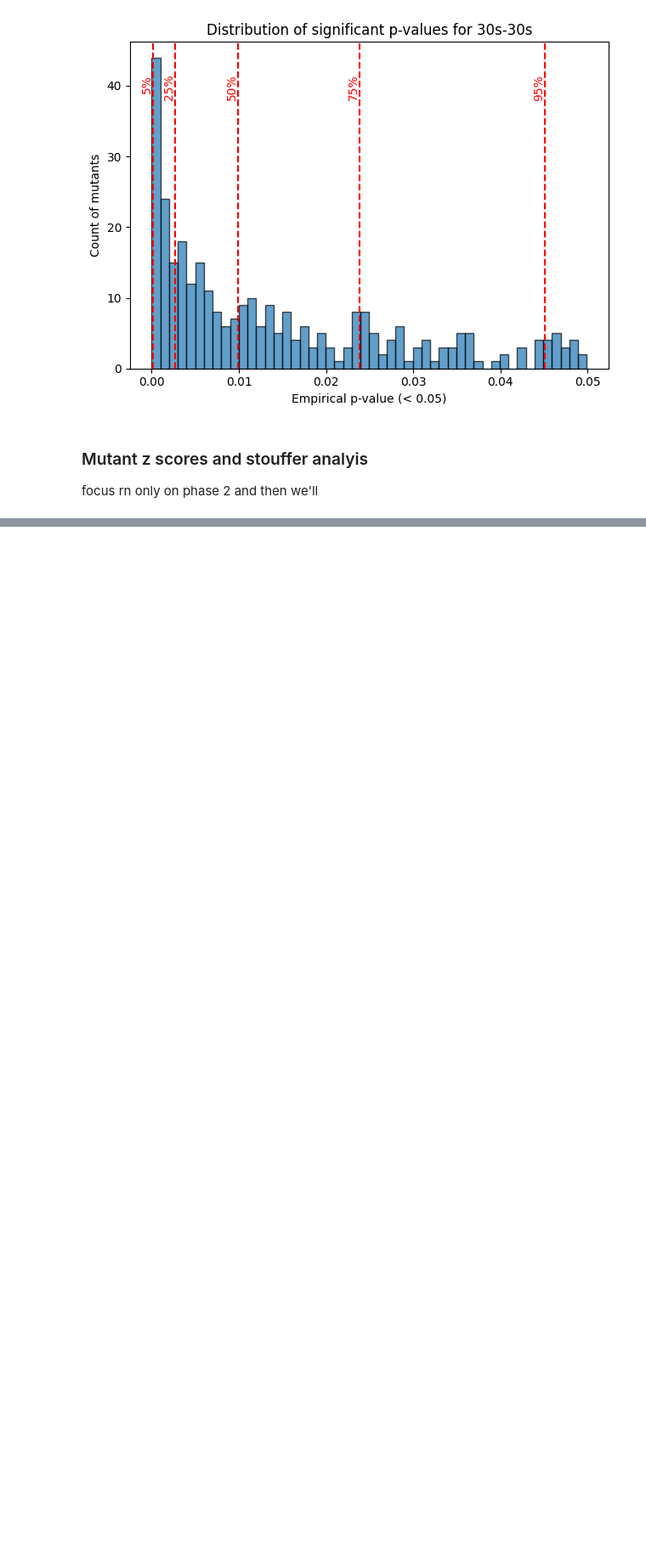
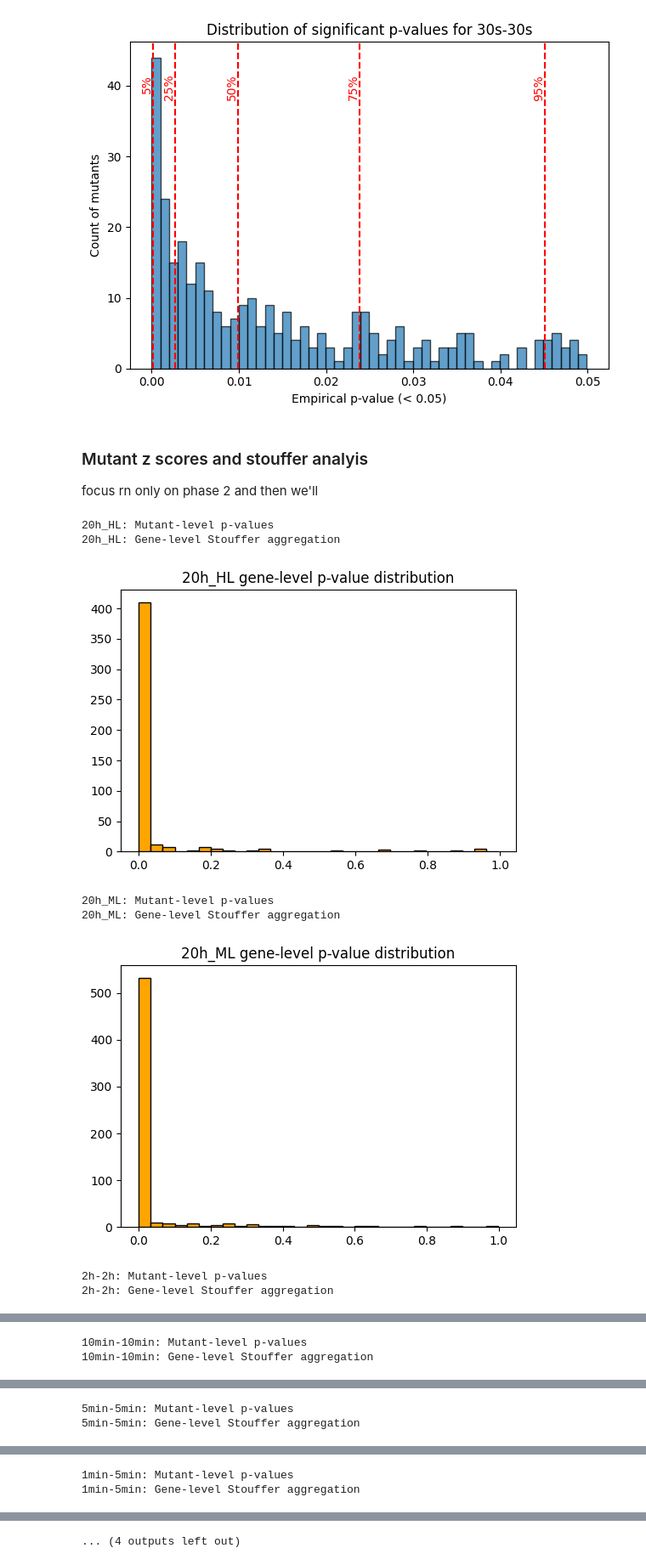
Before and after one commit to Imane-Mkt/Chlamy, a Jupyter notebook: Chlamy_Project_v2-main/Notebooks_Imane/emp_pvalues.ipynb, the cells around one changed output, grey strips where cells are left out. Shown: that part at 85% size. Cells and saved outputs as stored; diff of their text form; code cells hidden in the pictures; blank space fills up the shorter version.

```diff
--- a/Chlamy_Project_v2-main/Notebooks_Imane/emp_pvalues.ipynb
+++ b/Chlamy_Project_v2-main/Notebooks_Imane/emp_pvalues.ipynb
@@ -143,17 +143,17 @@ from scipy.stats import ttest_1samp, norm
 from statsmodels.stats.multitest import multipletests
 import matplotlib.pyplot as plt
 
-data = pd.read_csv('/path/to/your/data.csv')
+data = pd.read_csv('/home/imokhtatif/.vscode-server/Chlamy_Project_v2-main/Quantile_normalization/2025_5_phase2_light_status_slope_QtilNorm_randeffONLYPLATES_ontimepoints.csv')
 
 def mutant_level_pvals(mutants_df, wt_df, regime):
-    # Per-plate p-values and z-scores for each mutant_ID
-    mutant_plate_pvals = []
+    records = []
 
     mut_sub = mutants_df[mutants_df['light_regime'] == regime]
     wt_sub = wt_df[wt_df['light_regime'] == regime]
 
     for _, row in mut_sub.iterrows():
         mutant_id = row['mutant_ID']
+        gene = row['mutated_genes']
         plate = row['plate']
         mutant_slope = row['y2_slope']
         wt_slopes = wt_sub[wt_sub['plate'] == plate]['y2_slope'].values
@@ -162,50 +162,72 @@ def mutant_level_pvals(mutants_df, wt_df, regime):
             continue
 
         t_stat, p_val = ttest_1samp(wt_slopes, popmean=mutant_slope)
         p_val = max(p_val, 1e-300)
         z = np.sign(np.mean(wt_slopes) - mutant_slope) * norm.ppf(1 - p_val/2)
 
-        mutant_plate_pvals.append({'mutant_ID': mutant_id, 'p_value': p_val, 'z_score': z})
+        records.append({
+            'mutant_ID': mutant_id,
+            'mutated_genes': gene,
+            'p_value': p_val,
+            'z_score': z
+        })
 
-    return pd.DataFrame(mutant_plate_pvals)
+    return pd.DataFrame(records)
 
-def aggregate_by_stouffer(mutant_plate_df):
-    combined_results = []
 
-    for mutant, group in mutant_plate_df.groupby('mutant_ID'):
+def gene_level_stouffer(mutant_plate_df):
+    # Count of replicates per mutant_ID (proxy for weight)
+    mutant_counts = mutant_plate_df.groupby('mutant_ID').size().to_dict()
+
+    gene_records = []
+    for gene, group in mutant_plate_df.groupby('mutated_genes'):
         pvals = group['p_value'].values
         zscores = group['z_score'].values
-        weights = np.ones_like(pvals) * len(pvals)  # weight by replication count
+
+        weights = group['mutant_ID'].map(mutant_counts).values  # weight = number of plate-level entries per mutant_ID
 
         weighted_z = np.sum(weights * zscores) / np.sqrt(np.sum(weights**2))
         combined_p = 2 * norm.sf(abs(weighted_z))
 
-        combined_results.append({'mutant_ID': mutant, 'combined_z': weighted_z, 'combined_p': combined_p})
+        gene_records.append({
+            'gene': gene,
+            'combined_z': weighted_z,
+            'combined_p': combined_p
+        })
 
-    combined_df = pd.DataFrame(combined_results)
+    gene_df = pd.DataFrame(gene_records)
 
-    # FDR correction
-    _, fdr_pvals, _, _ = multipletests(combined_df['combined_p'], method='fdr_bh')
-    combined_df['FDR_p_value'] = fdr_pvals
+    # FDR correction across genes
+    _, fdr_pvals, _, _ = multipletests(gene_df['combined_p'], method='fdr_bh')
+    gene_df['FDR_p_value'] = fdr_pvals
 
-    return combined_df
+    return gene_df
+
 
 light_regimes = ['20h_HL', '20h_ML', '2h-2h', '10min-10min', '5min-5min', '1min-5min', '1min-1min', '30s-30s']
 
 for regime in light_regimes:
     wt_df = data[data['mutated_genes'].str.startswith('WT')]
     mutants_df = data[~data['mutated_genes'].str.startswith('WT')]
 
-    print(f"\n{regime}: Per-plate p-values and z-scores")
-    mutant_plate_df = mutant_level_pvals(mutants_df, wt_df, regime)
+    print(f"\n{regime}: Mutant-level p-values")
+    mutant_df = mutant_level_pvals(mutants_df, wt_df, regime)
 
-    print(f"{regime}: Stouffer aggregation per mutant_ID")
-    stouffer_df = aggregate_by_stouffer(mutant_plate_df)
+    print(f"{regime}: Gene-level Stouffer aggregation")
+    gene_df = gene_level_stouffer(mutant_df)
 
     plt.figure(figsize=(6,4))
-    plt.hist(stouffer_df['combined_p'], bins=30, color='lightgreen', edgecolor='black')
-    plt.title(f"{regime} combined p-value distribution")
+    plt.hist(gene_df['combined_p'], bins=30, color='orange', edgecolor='black')
+    plt.title(f"{regime} gene-level p-value distribution")
     plt.show()
 
-    # Save outputs
-    stouffer_df.to_csv(f'/your/output/path/{regime}_mutantID_stouffer_z_p.csv', index=False)
+    gene_df.to_csv(f'/home/imokhtatif/.vscode-server/Chlamy_Project_v2-main/Quantile_normalization/{regime}_mutantID_stouffer_z_p.csv', index=False)
+# %% [output]
+20h_HL: Mutant-level p-values
+20h_HL: Gene-level Stouffer aggregation
+[figure, added]
+20h_ML: Mutant-level p-values
+20h_ML: Gene-level Stouffer aggregation
+[figure, added]
+2h-2h: Mutant-level p-values
+2h-2h: Gene-level Stouffer aggregation
@@ -211,0 +235,2 @@ for regime in light_regimes:
+10min-10min: Mutant-level p-values
+10min-10min: Gene-level Stouffer aggregation
@@ -211,0 +238,2 @@ for regime in light_regimes:
+5min-5min: Mutant-level p-values
+5min-5min: Gene-level Stouffer aggregation
@@ -211,0 +241,2 @@ for regime in light_regimes:
+1min-5min: Mutant-level p-values
+1min-5min: Gene-level Stouffer aggregation
@@ -211,0 +244 @@ for regime in light_regimes:
+... (4 outputs left out)
```
Also changed, not shown: parts of 1 cell of this notebook, 7 other files.
